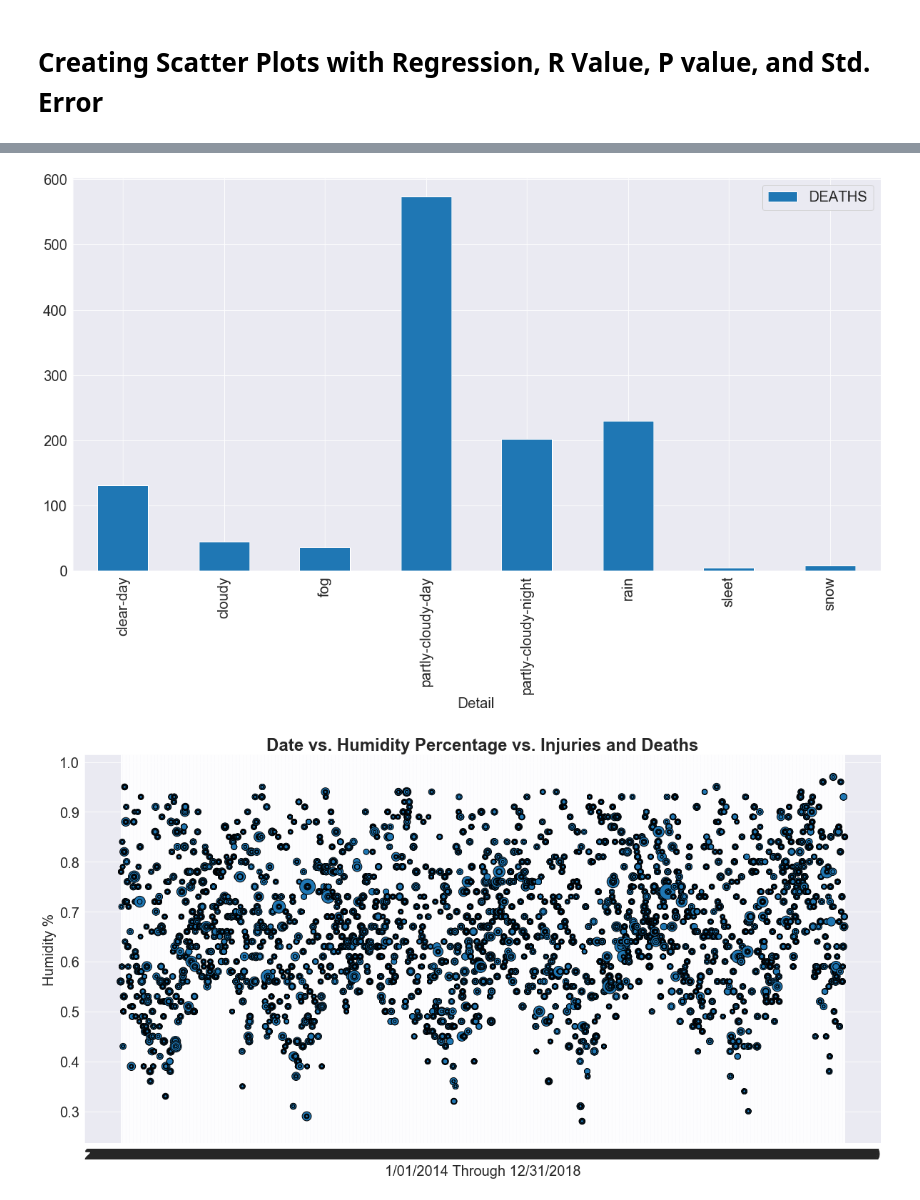
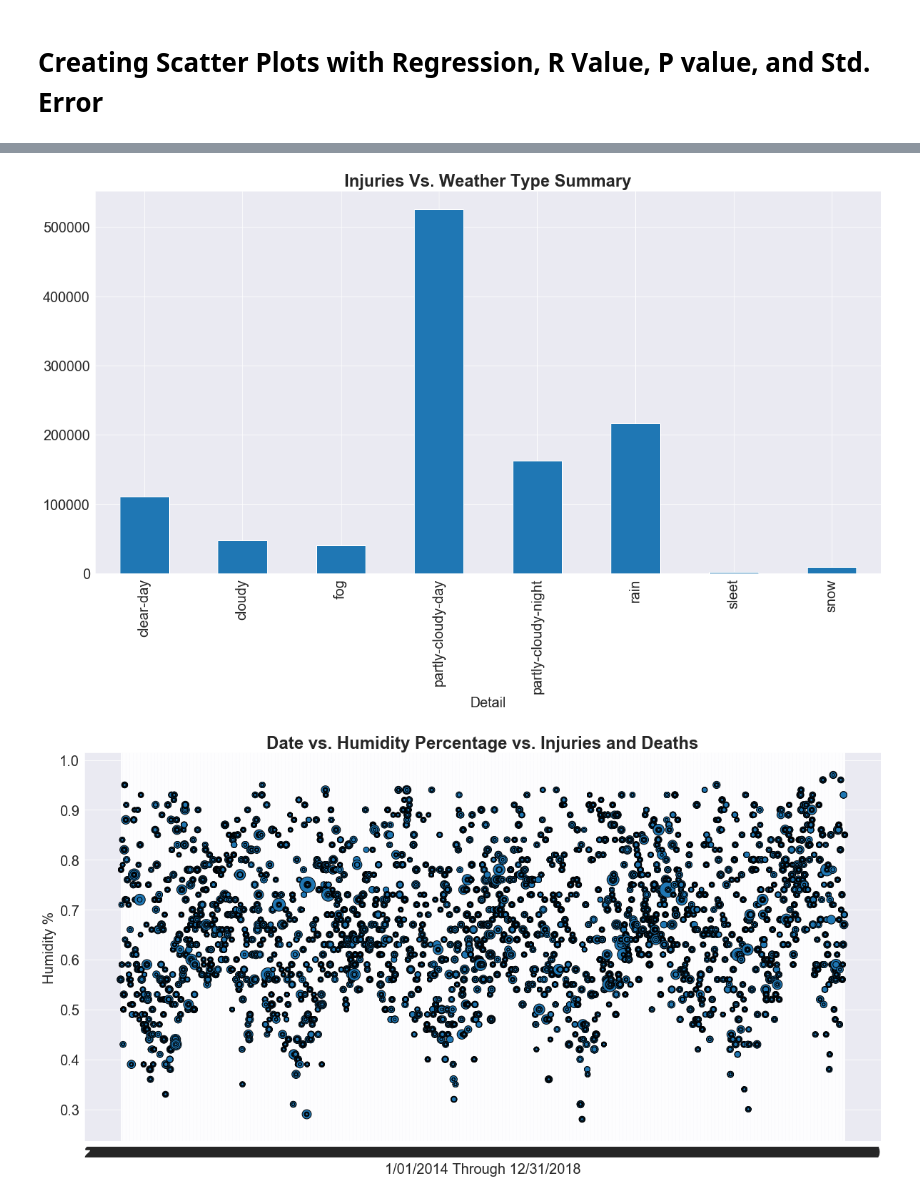
Before and after one commit to huntercash/ProjectOne, a Jupyter notebook: master_notebooks/analysis.ipynb, the cells around one changed output, grey strips where cells are left out. Cells and saved outputs as stored; diff of their text form; code cells hidden in the pictures.

Commit message:
Exported All Graphs

```diff
--- a/master_notebooks/analysis.ipynb
+++ b/master_notebooks/analysis.ipynb
@@ -567,9 +539,11 @@ Standard Error: 141.233296655
-# %%
-weather_total = master_df.groupby("Detail")['Detail', 'DEATHS'].sum()
-weather_total.plot.bar()
-plt.show()
-# %% [output]
-[figure, removed]
+# %%
+weather_total = master_df.groupby("Detail")['INJURIES'].count()
+plt.title(f'Injuries Vs. Weather Type Summary', fontweight="bold")
+plt.savefig(os.path.join('..', 'reports', 'figures', 'injuries_vs_detail.png'))
+weather_total.plot.bar()
+plt.show()
+# %% [output]
+[figure, added]
 # %%
 #Create Scatter Plot X=Date, Y=Humidity, s=injruries + Deaths
 plt.scatter(master_df['DATE'], master_df['humidity'],s=master_df['DEATHS']+master_df['INJURIES']*15, edgecolor="black")
```
Also changed, not shown: parts of 19 cells of this notebook, 20 other files.
